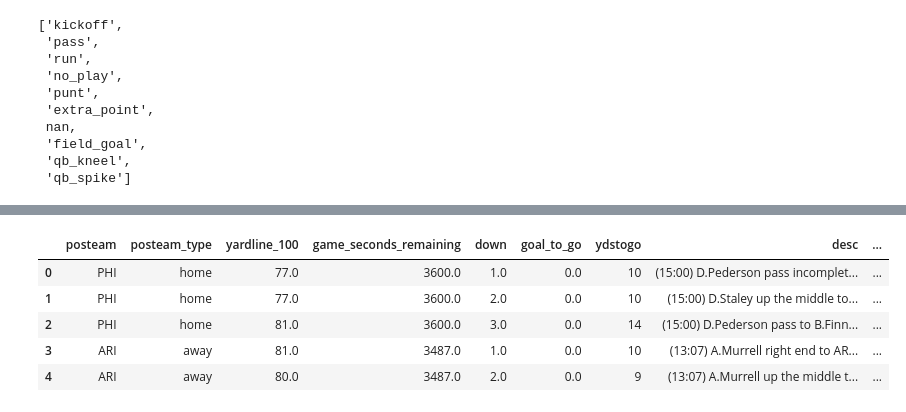
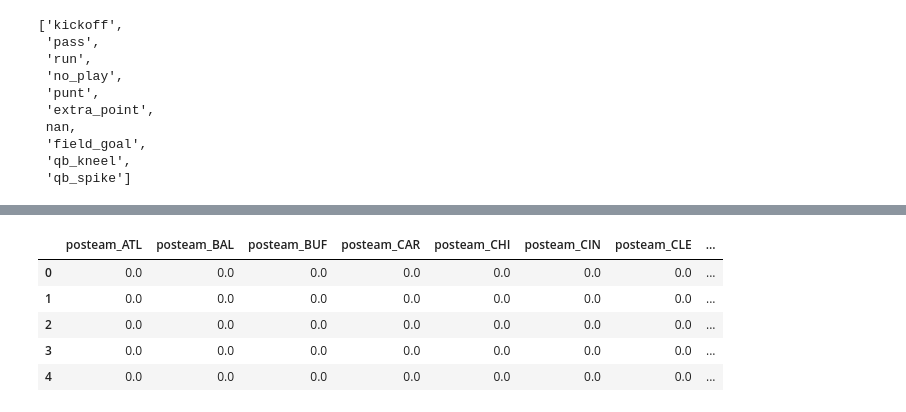
Before and after one commit to MatthiasBiermanns/NFL_play_prediction, a Jupyter notebook: mannheim_meerkats.ipynb, the cells around one changed output, grey strips where cells are left out. Saved outputs shown, nothing was run; the diff lists cells and outputs as text; code cells hidden in the pictures.

```diff
--- a/mannheim_meerkats.ipynb
+++ b/mannheim_meerkats.ipynb
@@ -50,0 +539,12 @@ combined_df.drop(combined_df[combined_df["replay_or_challenge"]==1].index, axis=
+# %%
+# drop columns
+combined_df.drop(drop_columns1, axis=1, inplace=True)
+combined_df.drop(drop_columns2, axis=1, inplace=True)
+combined_df.drop(drop_columns3, axis=1, inplace=True)
+combined_df.drop(drop_columns4, axis=1, inplace=True)
+# %%
+pd.set_option("display.max_columns", None)
+pd.set_option("display.max_rows", None)
+display(combined_df.head(10))
+pd.reset_option("display.max_columns")
+pd.reset_option("display.max_rows")
@@ -417,0 +618,2 @@ combined_df.drop(drop_columns3, axis=1, inplace=True)
+# %%
+combined_df = combined_df.dropna()
@@ -418,13 +811,30 @@ combined_df.drop(drop_columns3, axis=1, inplace=True)
+# %%
+# encode categorical features
+from sklearn.pipeline import Pipeline
+from sklearn.preprocessing import OneHotEncoder
+from sklearn.compose import ColumnTransformer
+
+# create ColumnTransformer
+encoder = ColumnTransformer(
+    transformers=[
+        ('encoder', OneHotEncoder(drop='first'), ['posteam','posteam_type', 'roof']) ],
+        remainder='passthrough'  # include non-transformed columns
+)
+encoded_data= encoder.fit_transform(combined_df)
+feature_names = [item.replace('encoder__', '').replace('remainder__', '') for item in encoder.get_feature_names_out()]
+
+# convert preprocessed data to DataFrame
+encoded_df = pd.DataFrame(encoded_data, columns=feature_names)
 # %%
-pd.set_option('display.max_columns', None)
-pd.set_option('display.max_rows', None)
-display(combined_df.head())
-pd.reset_option('display.max_columns')
-pd.reset_option('display.max_rows')
+pd.set_option("display.max_columns", None)
+pd.set_option("display.max_rows", None)
+display(encoded_df.head())
+pd.reset_option("display.max_columns")
+pd.reset_option("display.max_rows")
 # %% [output]
-|  | posteam | posteam_type | yardline_100 | game_seconds_remaining | down | goal_to_go | ydstogo | desc | ... |
-| 0 | PHI | home | 77.0 | 3600.0 | 1.0 | 0.0 | 10 | (15:00) D.Pederson pass incomplet... | ... |
-| 1 | PHI | home | 77.0 | 3600.0 | 2.0 | 0.0 | 10 | (15:00) D.Staley up the middle to... | ... |
-| 2 | PHI | home | 81.0 | 3600.0 | 3.0 | 0.0 | 14 | (15:00) D.Pederson pass to B.Finn... | ... |
-| 3 | ARI | away | 81.0 | 3487.0 | 1.0 | 0.0 | 10 | (13:07) A.Murrell right end to AR... | ... |
-| 4 | ARI | away | 80.0 | 3487.0 | 2.0 | 0.0 | 9 | (13:07) A.Murrell up the middle t... | ... |
+|  | posteam_ATL | posteam_BAL | posteam_BUF | posteam_CAR | posteam_CHI | posteam_CIN | posteam_CLE | ... |
+| 0 | 0.0 | 0.0 | 0.0 | 0.0 | 0.0 | 0.0 | 0.0 | ... |
+| 1 | 0.0 | 0.0 | 0.0 | 0.0 | 0.0 | 0.0 | 0.0 | ... |
+| 2 | 0.0 | 0.0 | 0.0 | 0.0 | 0.0 | 0.0 | 0.0 | ... |
+| 3 | 0.0 | 0.0 | 0.0 | 0.0 | 0.0 | 0.0 | 0.0 | ... |
+| 4 | 0.0 | 0.0 | 0.0 | 0.0 | 0.0 | 0.0 | 0.0 | ... |
```
Also changed, not shown: parts of 40 cells of this notebook.
